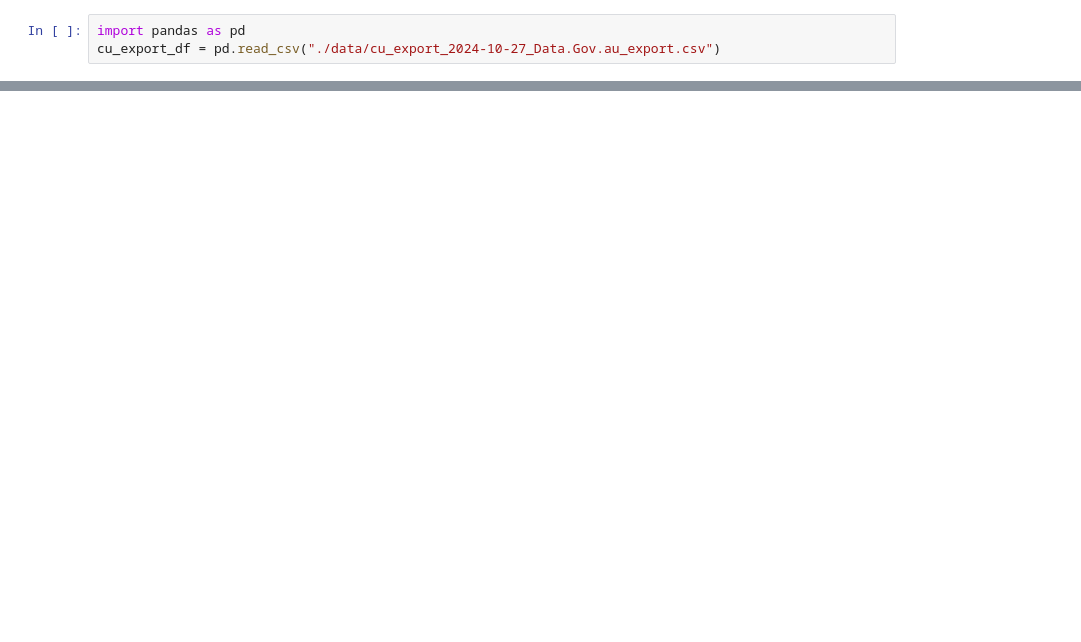
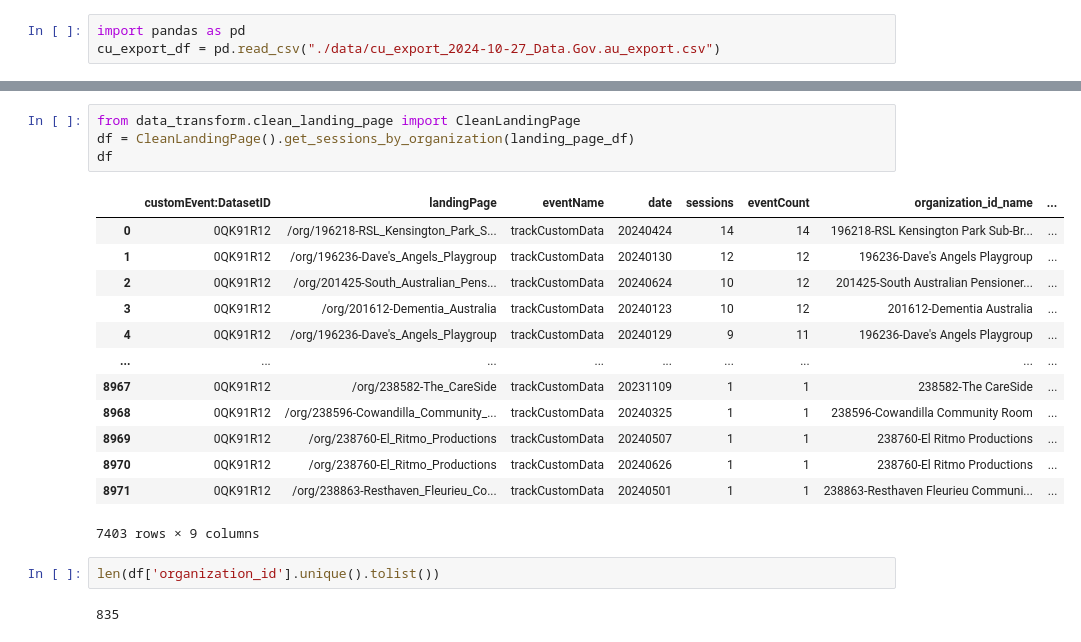
Before and after one commit to poo5zan/data-analytics-sa-community, a Jupyter notebook: landing_page.ipynb, the cells around one changed output, grey strips where cells are left out. Drawn from its saved outputs; the diff is of its cells as text; blank space fills up the shorter version.

```diff
--- a/landing_page.ipynb
+++ b/landing_page.ipynb
@@ -69,3 +91,25 @@ processed_data_df
+# %%
+from data_transform.clean_landing_page import CleanLandingPage
+df = CleanLandingPage().get_sessions_by_organization(landing_page_df)
+df
+# %% [output]
+|  | customEvent:DatasetID | landingPage | eventName | date | sessions | eventCount | organization_id_name | ... |
+| 0 | 0QK91R12 | /org/196218-RSL_Kensington_Park_S... | trackCustomData | 20240424 | 14 | 14 | 196218-RSL Kensington Park Sub-Br... | ... |
+| 1 | 0QK91R12 | /org/196236-Dave's_Angels_Playgroup | trackCustomData | 20240130 | 12 | 12 | 196236-Dave's Angels Playgroup | ... |
+| 2 | 0QK91R12 | /org/201425-South_Australian_Pens... | trackCustomData | 20240624 | 10 | 12 | 201425-South Australian Pensioner... | ... |
+| 3 | 0QK91R12 | /org/201612-Dementia_Australia | trackCustomData | 20240123 | 10 | 12 | 201612-Dementia Australia | ... |
+| 4 | 0QK91R12 | /org/196236-Dave's_Angels_Playgroup | trackCustomData | 20240129 | 9 | 11 | 196236-Dave's Angels Playgroup | ... |
+| ... | ... | ... | ... | ... | ... | ... | ... | ... |
+| 8967 | 0QK91R12 | /org/238582-The_CareSide | trackCustomData | 20231109 | 1 | 1 | 238582-The CareSide | ... |
+| 8968 | 0QK91R12 | /org/238596-Cowandilla_Community_... | trackCustomData | 20240325 | 1 | 1 | 238596-Cowandilla Community Room | ... |
+| 8969 | 0QK91R12 | /org/238760-El_Ritmo_Productions | trackCustomData | 20240507 | 1 | 1 | 238760-El Ritmo Productions | ... |
+| 8970 | 0QK91R12 | /org/238760-El_Ritmo_Productions | trackCustomData | 20240626 | 1 | 1 | 238760-El Ritmo Productions | ... |
+| 8971 | 0QK91R12 | /org/238863-Resthaven_Fleurieu_Co... | trackCustomData | 20240501 | 1 | 1 | 238863-Resthaven Fleurieu Communi... | ... |
+7403 rows × 9 columns
+# %%
+len(df['organization_id'].unique().tolist())
+# %% [output]
+835
 # %%
 # these records are problematic, they are found in google analytics, but not in sacommunity council based export
 # Check these records manually, why it is not available in sacommunity db
```
Also changed, not shown: parts of 11 cells of this notebook, 11 other files.
